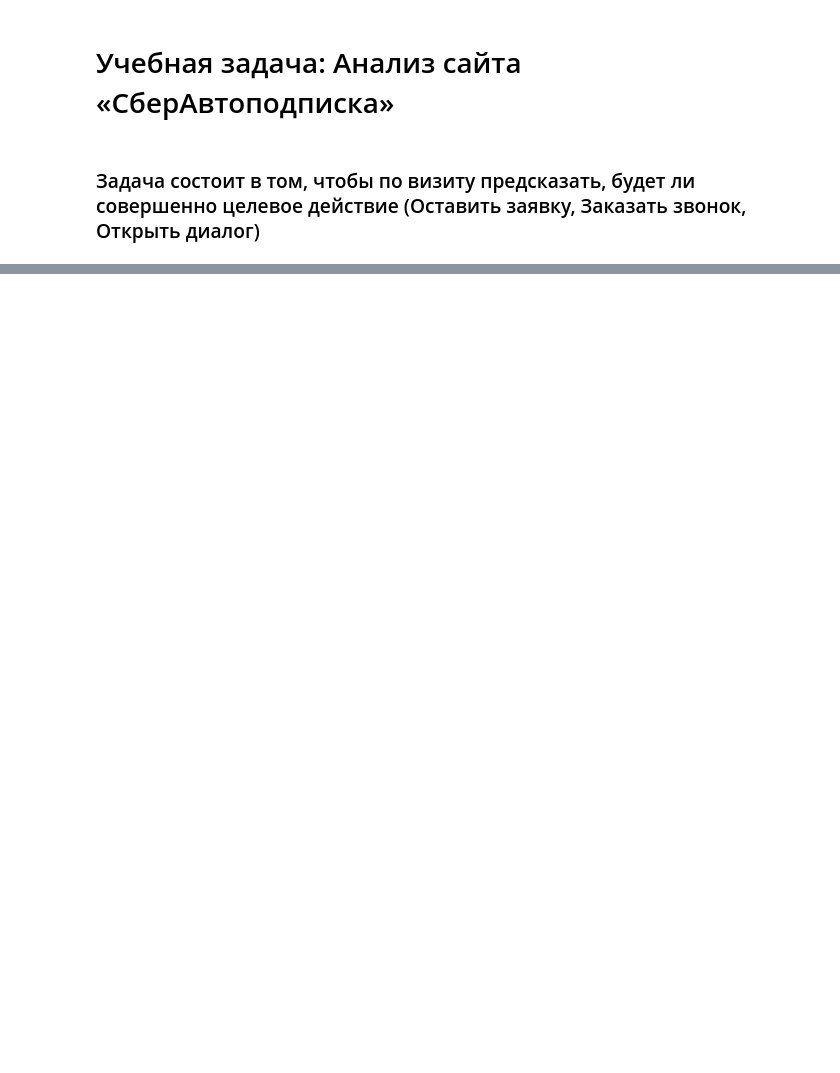
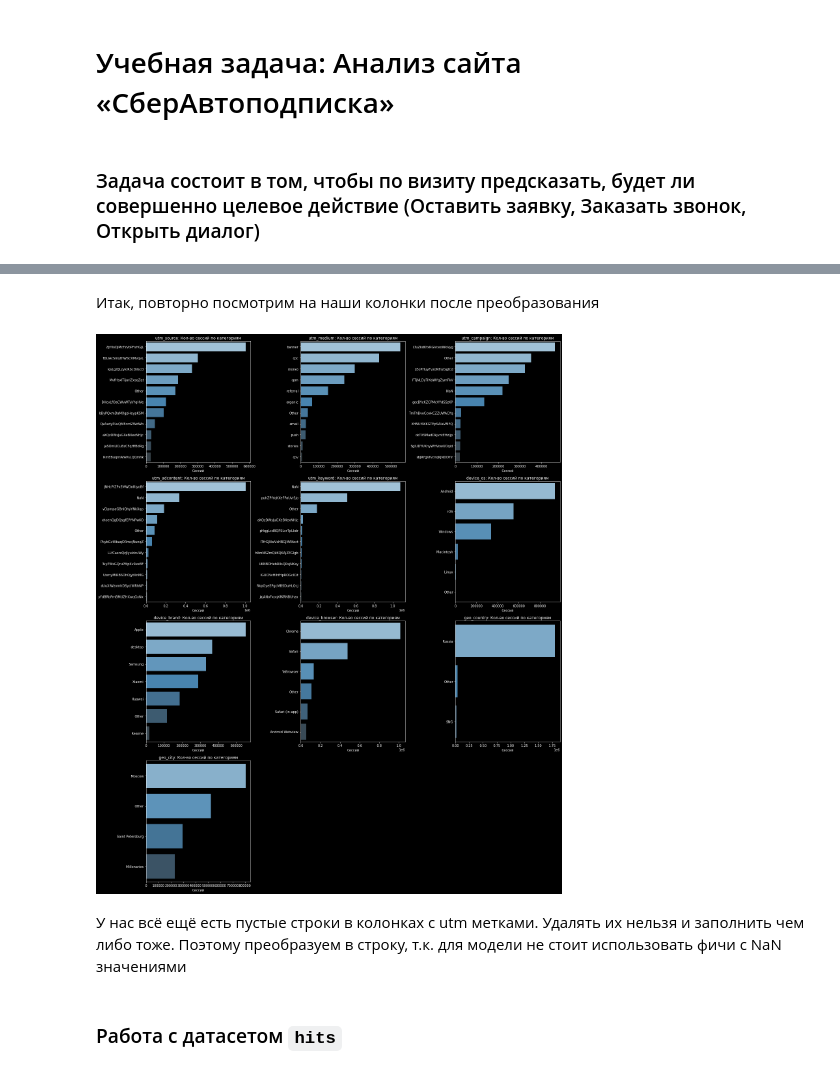
Before and after one commit to nekita473/Ms, a Jupyter notebook: Praktikum_2/Analysis.ipynb, the cells around one changed output, grey strips where cells are left out. Cells and saved outputs as stored; diff of their text form; code cells hidden in the pictures; blank space fills up the shorter version.

```diff
--- a/Praktikum_2/Analysis.ipynb
+++ b/Praktikum_2/Analysis.ipynb
@@ -108,0 +200,3 @@ df_prepared.to_csv('data/df_prepared.csv', index=False)
+# %%
+# Удаляем колонку device_model
+sessions = sessions.drop(columns=["device_model"])
@@ -108,0 +331,11 @@ df_prepared.to_csv('data/df_prepared.csv', index=False)
+# %% [markdown]
+Итак, повторно посмотрим на наши колонки после преобразования
+# %%
+cols_to_draw = ['utm_source', 'utm_medium', 'utm_campaign', 'utm_adcontent', 'utm_keyword',
+                'device_os', 'device_brand', 'device_browser', 'geo_country', 'geo_city']
+
+draw_categories(sessions, cols_to_draw)
+# %% [output]
+[figure, added]
+# %% [markdown]
+У нас всё ещё есть пустые строки в колонках с utm метками. Удалять их нельзя и заполнить чем либо тоже. Поэтому преобразуем в строку, т.к. для модели не стоит использовать фичи с NaN значениями
@@ -108,0 +344,2 @@ df_prepared.to_csv('data/df_prepared.csv', index=False)
+# %% [markdown]
+### Работа с датасетом `hits`
```
Also changed, not shown: parts of 55 cells of this notebook.
